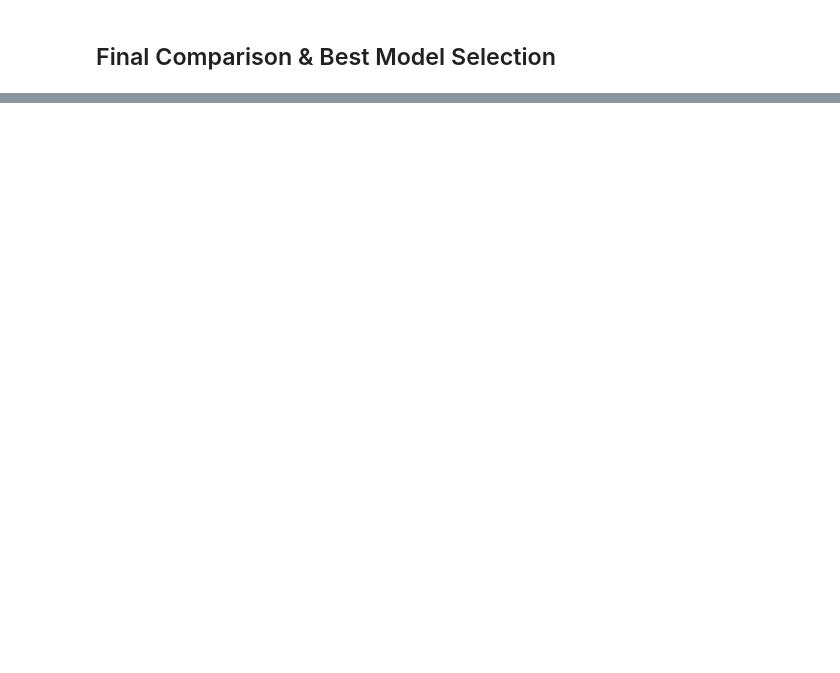
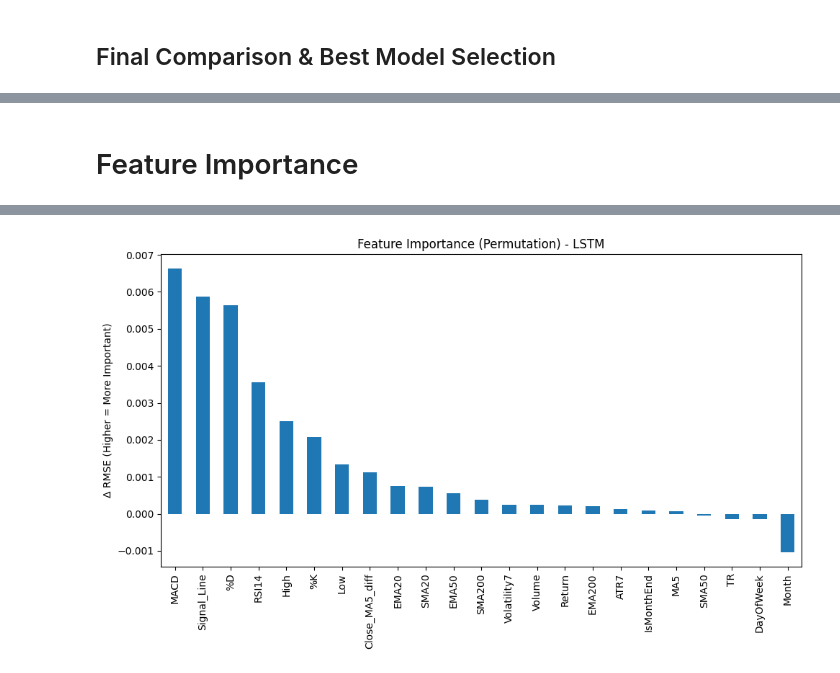
Before and after one commit to GIJOE1003/3103ETF, a Jupyter notebook: Notebook1_Future_Price_Prediction_03th_April.ipynb, the cells around one changed output, grey strips where cells are left out. Saved outputs shown, nothing was run; the diff lists cells and outputs as text; code cells hidden in the pictures; blank space fills up the shorter version.

```diff
--- a/Notebook1_Future_Price_Prediction_03th_April.ipynb
+++ b/Notebook1_Future_Price_Prediction_03th_April.ipynb
@@ -1136,3 +1141,39 @@ print(" Saved future_7day_prices.csv")
 
 📈 Forecasting next 7 business days for: XLV
  Saved future_7day_prices.csv
+# %% [markdown]
+# Feature Importance
+# %%
+
+# Your trained Keras LSTM model: best_model
+# Your validation data: X_val, y_val
+# Feature list: features
+
+baseline_preds = best_model.predict(X_val).flatten()
+baseline_rmse = np.sqrt(mean_squared_error(y_val, baseline_preds))
+
+features = ['High', 'Low', 'Volume','Return',
+    'MA5', 'Close_MA5_diff', 'SMA20', 'EMA20','Volatility7',
+    'SMA50', 'EMA50', 'SMA200', 'EMA200', 'TR', 'ATR7','RSI14','MACD','Signal_Line','%K','%D','DayOfWeek','Month','IsMonthEnd']
+
+importances = []
+
+for i in range(X_val.shape[2]):  # iterate over features
+    X_permuted = X_val.copy()
+    np.random.shuffle(X_permuted[:, :, i])  # shuffle one feature across all time steps
+
+    shuffled_preds = best_model.predict(X_permuted).flatten()
+    rmse = np.sqrt(mean_squared_error(y_val, shuffled_preds))
+
+    importances.append(rmse - baseline_rmse)  # how much RMSE worsens
+
+# Create a plot
+importance_df = pd.Series(importances, index=features).sort_values(ascending=False)
+
+plt.figure(figsize=(10, 6))
+importance_df.plot(kind='bar')
+plt.title("Feature Importance (Permutation) - LSTM")
+plt.ylabel("Δ RMSE (Higher = More Important)")
+plt.tight_layout()
+plt.show()
+# %% [output]
@@ -1138,0 +1197 @@ print(" Saved future_7day_prices.csv")
+[figure, added]
```
Also changed, not shown: parts of 18 cells of this notebook.
